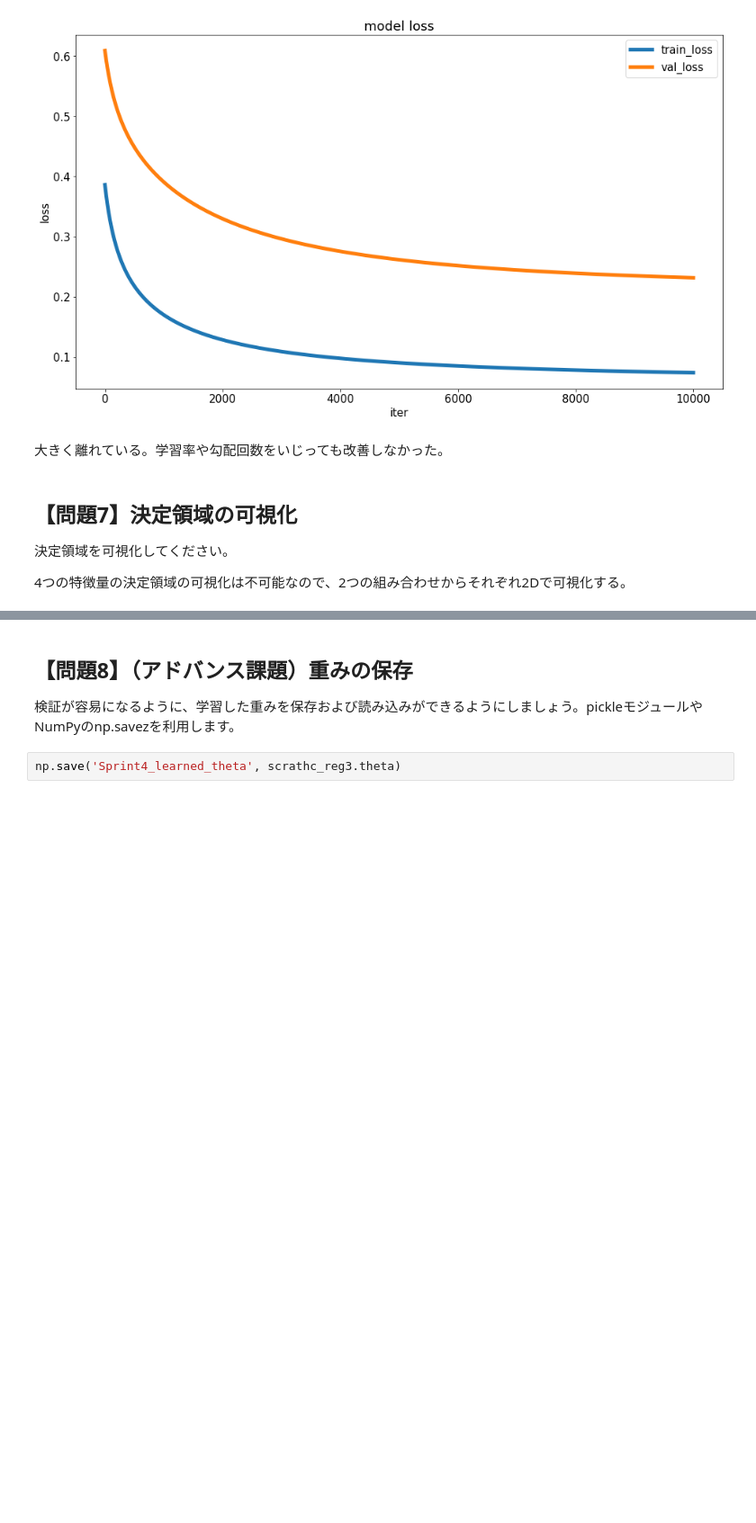
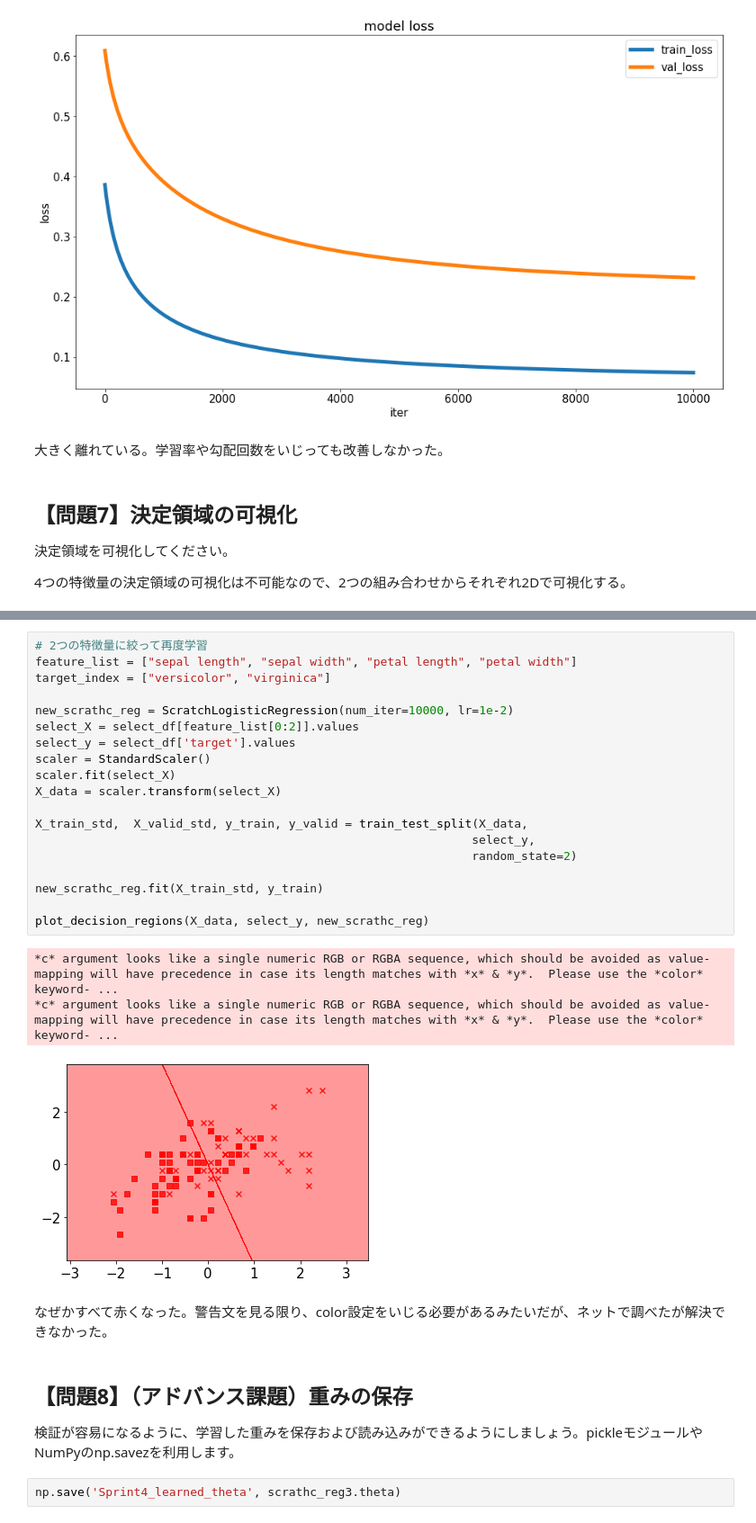
Before and after one commit to kokikudo/submit_an_assignment, a Jupyter notebook: Sprint4_Scratch_Logistic_Regression.ipynb, the cells around one changed output, grey strips where cells are left out. Shown at 90% size. Cells and saved outputs as stored; diff of their text form; blank space fills up the shorter version.

```diff
--- a/Sprint4_Scratch_Logistic_Regression.ipynb
+++ b/Sprint4_Scratch_Logistic_Regression.ipynb
@@ -690,3 +640,28 @@ plt.legend();
+# %%
+# 2つの特徴量に絞って再度学習
+feature_list = ["sepal length", "sepal width", "petal length", "petal width"]
+target_index = ["versicolor", "virginica"]
+
+new_scrathc_reg = ScratchLogisticRegression(num_iter=10000, lr=1e-2)
+select_X = select_df[feature_list[0:2]].values
+select_y = select_df['target'].values
+scaler = StandardScaler()
+scaler.fit(select_X)
+X_data = scaler.transform(select_X)
+
+X_train_std,  X_valid_std, y_train, y_valid = train_test_split(X_data,
+                                                              select_y,
+                                                              random_state=2)
+
+new_scrathc_reg.fit(X_train_std, y_train)
+
+plot_decision_regions(X_data, select_y, new_scrathc_reg)
+# %% [output]
+*c* argument looks like a single numeric RGB or RGBA sequence, which should be avoided as value-mapping will have precedence in case its length matches with *x* & *y*.  Please use the *color* keyword- ...
+*c* argument looks like a single numeric RGB or RGBA sequence, which should be avoided as value-mapping will have precedence in case its length matches with *x* & *y*.  Please use the *color* keyword- ...
+[figure, added]
+# %% [markdown]
+なぜかすべて赤くなった。警告文を見る限り、color設定をいじる必要があるみたいだが、ネットで調べたが解決できなかった。
 # %% [markdown]
 ## 【問題8】（アドバンス課題）重みの保存
 検証が容易になるように、学習した重みを保存および読み込みができるようにしましょう。pickleモジュールやNumPyのnp.savezを利用します。
```
Also changed, not shown: parts of 15 cells of this notebook.
